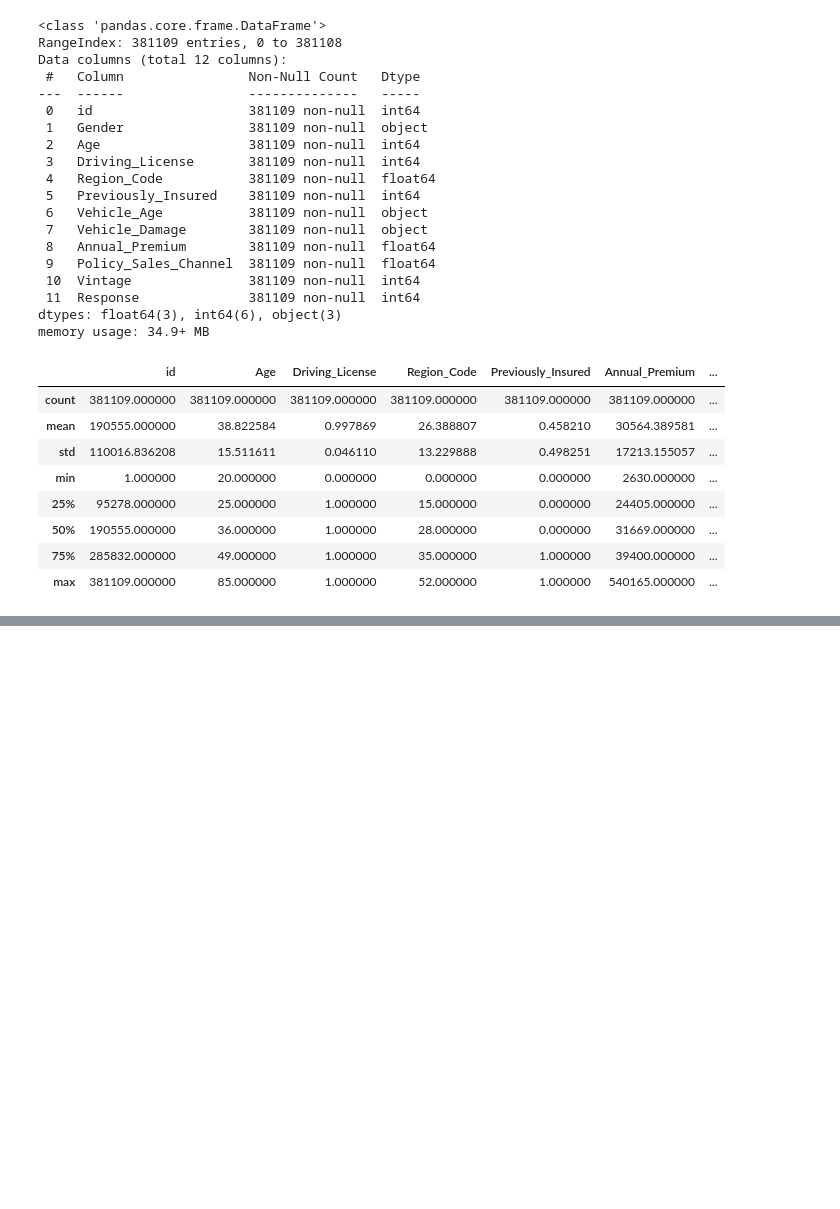
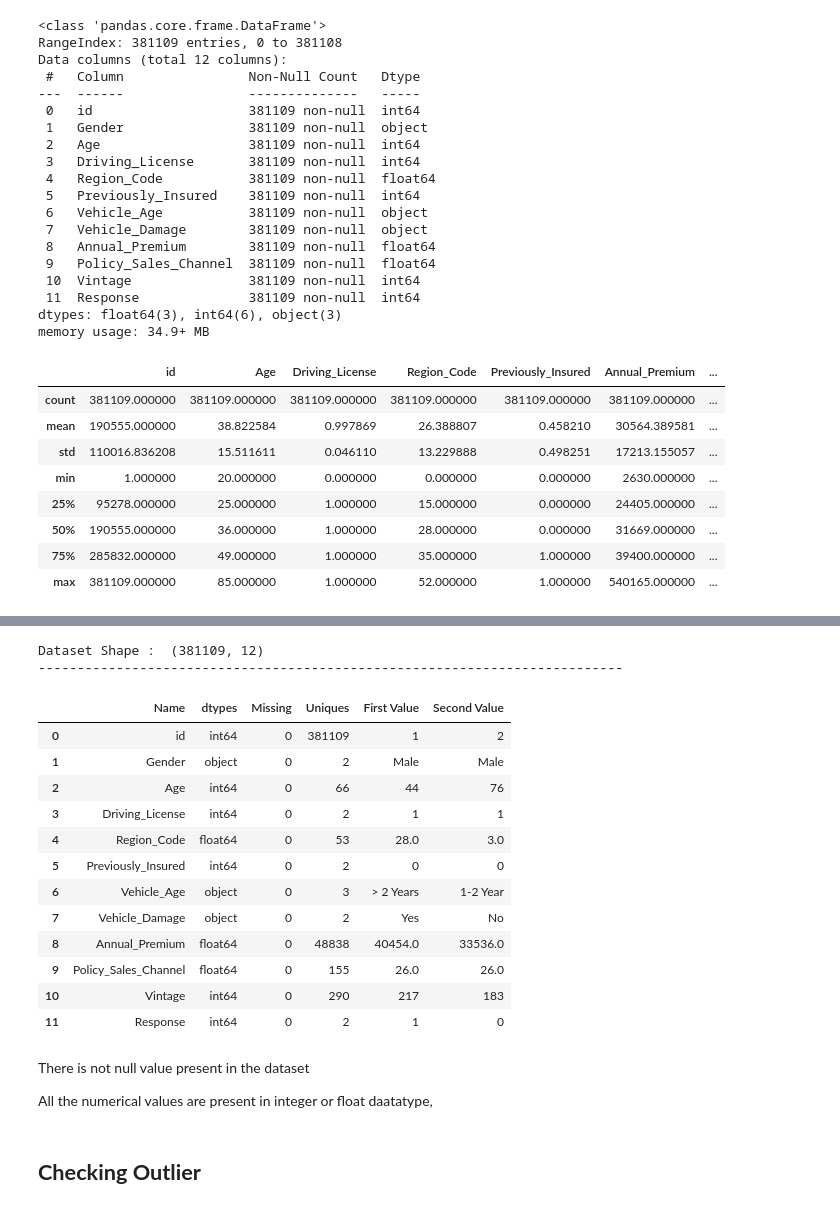
Before and after one commit to ChetanJadhav2341/Health-Insurance-Cross-Sell-Prediction-Classification-Project, a Jupyter notebook: HEALTH_INSURANCE_CROSS_SELL_PREDICTION.ipynb, the cells around one changed output, grey strips where cells are left out. Cells and saved outputs as stored; diff of their text form; code cells hidden in the pictures; blank space fills up the shorter version.

```diff
--- a/HEALTH_INSURANCE_CROSS_SELL_PREDICTION.ipynb
+++ b/HEALTH_INSURANCE_CROSS_SELL_PREDICTION.ipynb
@@ -111,0 +173,37 @@ df.describe()
+# %%
+def DataInfoAll(df):
+  print(f"Dataset Shape :  {df.shape}")
+  print("-"*75)
+  summary=pd.DataFrame(df.dtypes, columns=['dtypes'])
+  summary=summary.reset_index()
+  summary['Name']=summary['index']
+  summary=summary[['Name', 'dtypes']]
+  summary['Missing']=df.isnull().sum().values
+  summary['Uniques']=df.nunique().values
+  summary['First Value']=df.iloc[0].values
+  summary['Second Value']=df.iloc[1].values
+  return summary
+# %%
+DataInfoAll(df)
+# %% [output]
+Dataset Shape :  (381109, 12)
+---------------------------------------------------------------------------
+|  | Name | dtypes | Missing | Uniques | First Value | Second Value |
+| 0 | id | int64 | 0 | 381109 | 1 | 2 |
+| 1 | Gender | object | 0 | 2 | Male | Male |
+| 2 | Age | int64 | 0 | 66 | 44 | 76 |
+| 3 | Driving_License | int64 | 0 | 2 | 1 | 1 |
+| 4 | Region_Code | float64 | 0 | 53 | 28.0 | 3.0 |
+| 5 | Previously_Insured | int64 | 0 | 2 | 0 | 0 |
+| 6 | Vehicle_Age | object | 0 | 3 | > 2 Years | 1-2 Year |
+| 7 | Vehicle_Damage | object | 0 | 2 | Yes | No |
+| 8 | Annual_Premium | float64 | 0 | 48838 | 40454.0 | 33536.0 |
+| 9 | Policy_Sales_Channel | float64 | 0 | 155 | 26.0 | 26.0 |
+| 10 | Vintage | int64 | 0 | 290 | 217 | 183 |
+| 11 | Response | int64 | 0 | 2 | 1 | 0 |
+# %% [markdown]
+There is not null value present in the dataset
+
+All the numerical values are present in integer or float daatatype,
+# %% [markdown]
+## **Checking Outlier**
```
Also changed, not shown: parts of 19 cells of this notebook.
